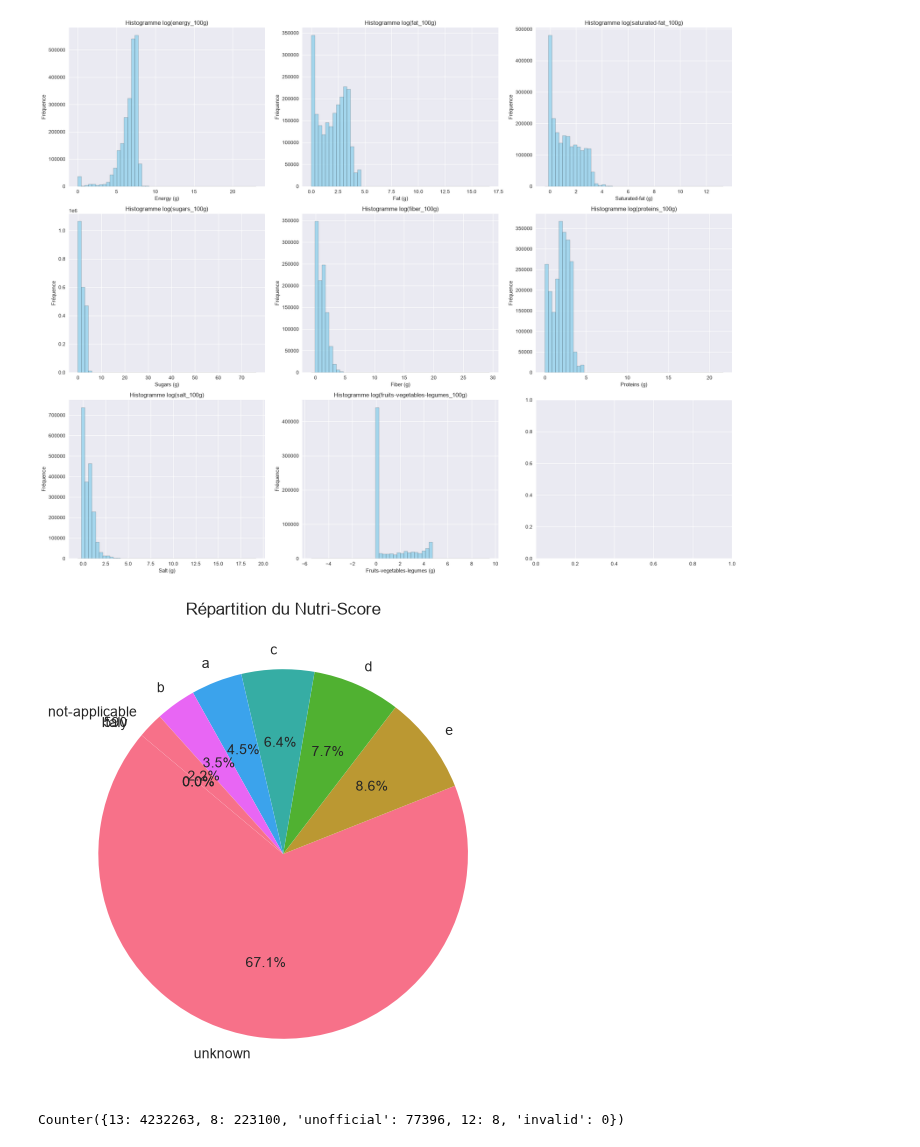
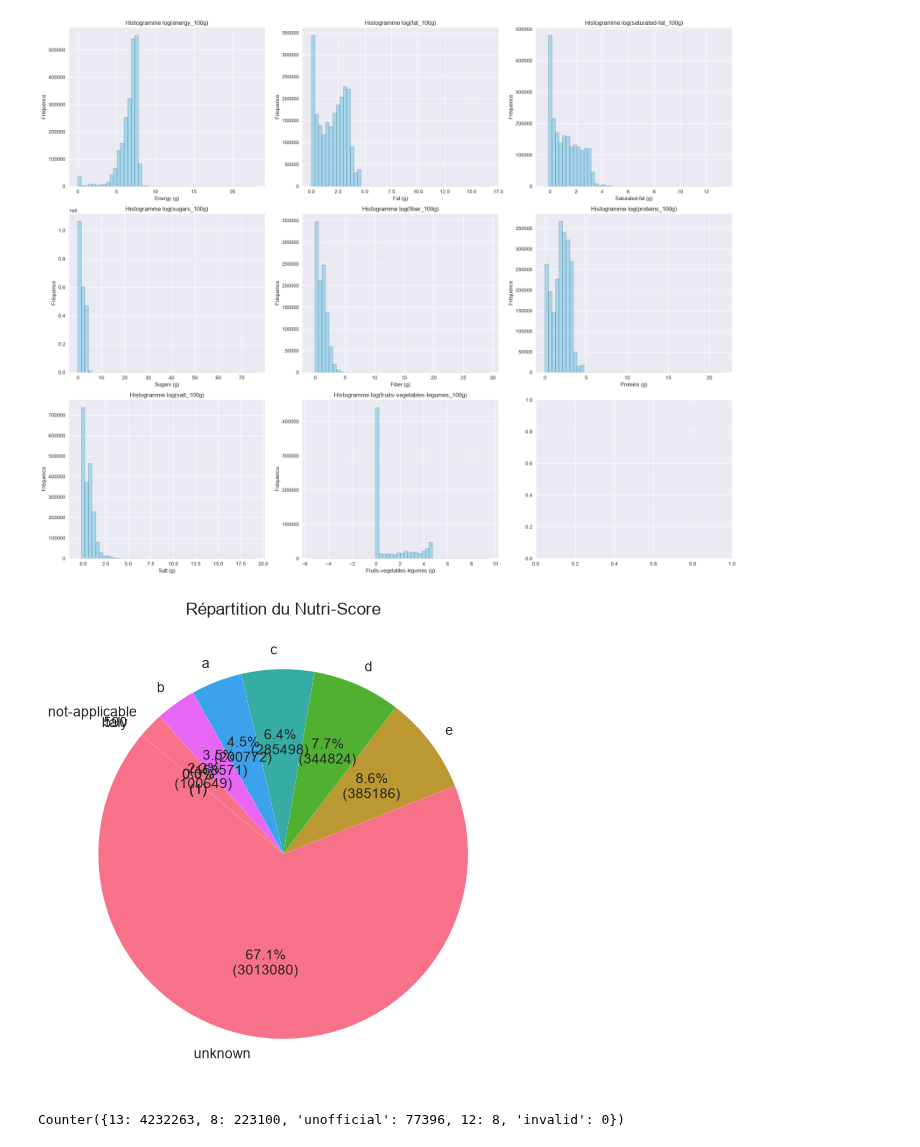
Before and after one commit to SebastienHus/Nutriscope_team_delegue, a Jupyter notebook: notebooks/data_analysis.ipynb, the cells around one changed output. Saved outputs shown, nothing was run; the diff lists cells and outputs as text; code cells hidden in the pictures.

```diff
--- a/notebooks/data_analysis.ipynb
+++ b/notebooks/data_analysis.ipynb
@@ -200,16 +200,23 @@ plt.savefig("../data/distribution_nutrition.png")
 # %% [output]
 [figure]
 # %%
+def autopct_format(values):
+    def my_format(pct):
+        total = sum(values)
+        val = int(round(pct*total/100.0))
+        return '{:.1f}%\n({v:d})'.format(pct, v=val)
+    return my_format
+
 # Distribution du nutriscore
 nutriscore_counts = df['nutriscore_grade'].value_counts()
 
 plt.figure(figsize=(6, 6))
-plt.pie(nutriscore_counts, labels=nutriscore_counts.index, autopct='%1.1f%%', startangle=140)
+plt.pie(nutriscore_counts, labels=nutriscore_counts.index, autopct=autopct_format(nutriscore_counts), startangle=140)
 plt.title("Répartition du Nutri-Score")
 
 plt.savefig("../data/distribution_nutriscore.png")
 # %% [output]
-[figure, old version]
+[figure, new version]
 # %%
 # Distribution du code
 def check_code(code):
```
Also changed, not shown: parts of 3 cells of this notebook.
